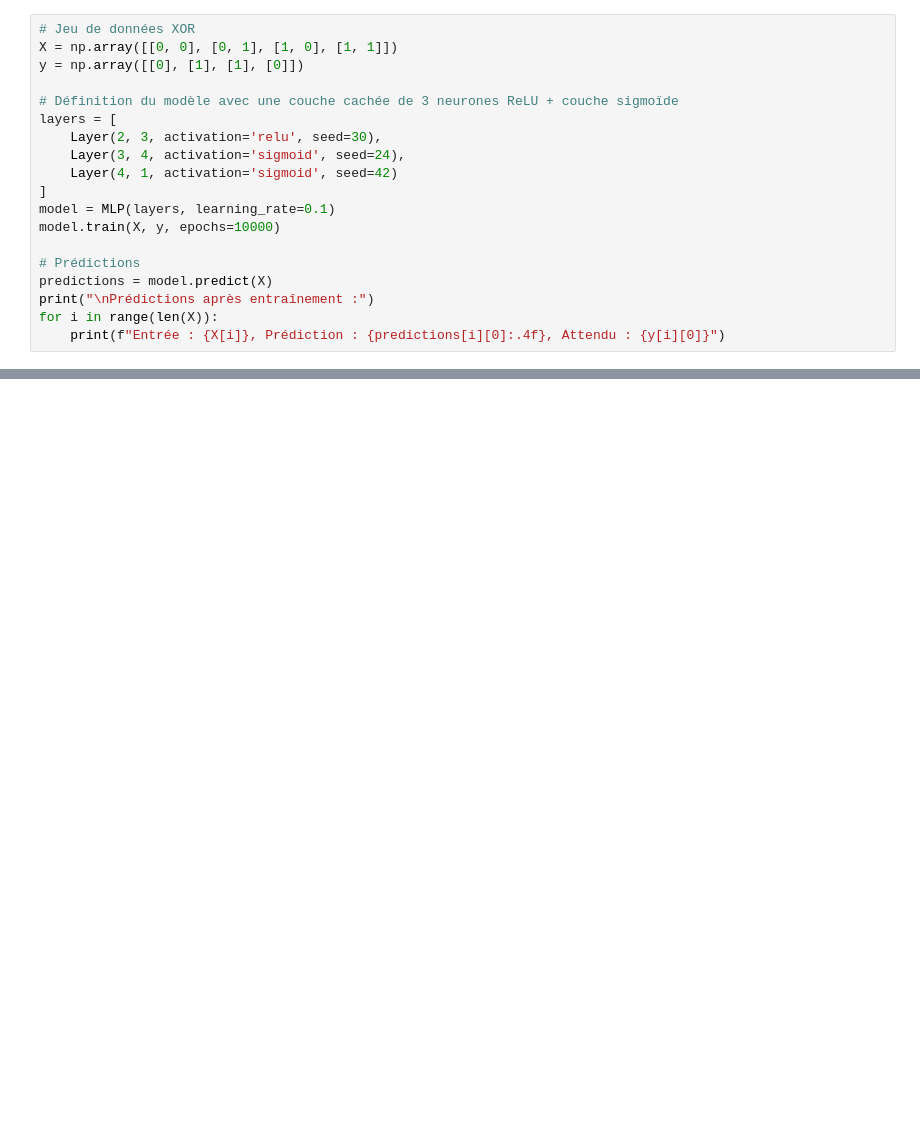
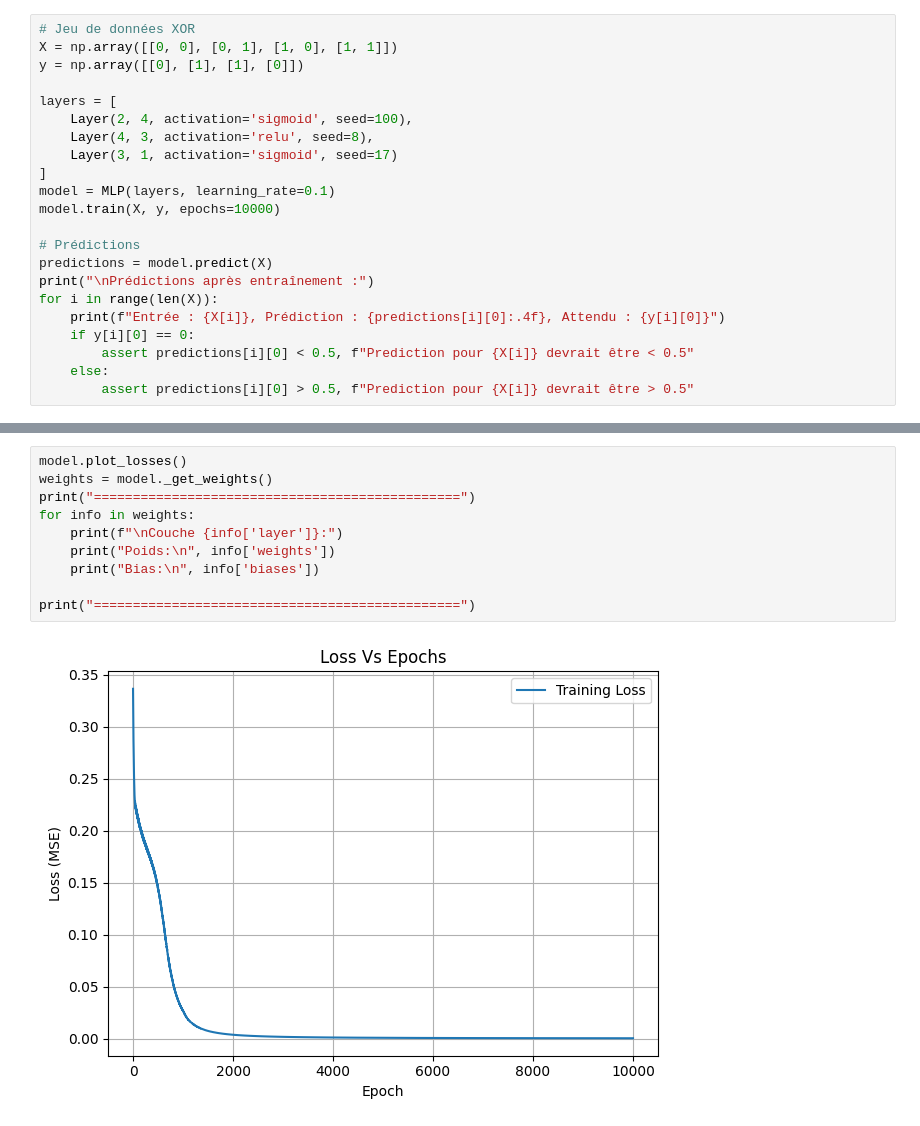
Before and after one commit to EddarirOmar/DeepLearning, a Jupyter notebook: XOR/TP_XOR_MLP_.ipynb, the cells around one changed output, grey strips where cells are left out. Saved outputs shown, nothing was run; the diff lists cells and outputs as text; blank space fills up the shorter version.

```diff
--- a/XOR/TP_XOR_MLP_.ipynb
+++ b/XOR/TP_XOR_MLP_.ipynb
@@ -122,11 +138,10 @@ class MLP:
 X = np.array([[0, 0], [0, 1], [1, 0], [1, 1]])
 y = np.array([[0], [1], [1], [0]])
 
-# Définition du modèle avec une couche cachée de 3 neurones ReLU + couche sigmoïde
 layers = [
-    Layer(2, 3, activation='relu', seed=30),
-    Layer(3, 4, activation='sigmoid', seed=24),
-    Layer(4, 1, activation='sigmoid', seed=42)
+    Layer(2, 4, activation='sigmoid', seed=100),
+    Layer(4, 3, activation='relu', seed=8),
+    Layer(3, 1, activation='sigmoid', seed=17)
 ]
 model = MLP(layers, learning_rate=0.1)
 model.train(X, y, epochs=10000)
@@ -136,4 +151,8 @@ predictions = model.predict(X)
 print("\nPrédictions après entraînement :")
 for i in range(len(X)):
     print(f"Entrée : {X[i]}, Prédiction : {predictions[i][0]:.4f}, Attendu : {y[i][0]}")
+    if y[i][0] == 0:
+        assert predictions[i][0] < 0.5, f"Prediction pour {X[i]} devrait être < 0.5"
+    else:
+        assert predictions[i][0] > 0.5, f"Prediction pour {X[i]} devrait être > 0.5"
 # %% [output]
@@ -156,0 +176,12 @@ Entrée : [1 1], Prédiction : 0.0220, Attendu : 0
+# %%
+model.plot_losses()
+weights = model._get_weights()
+print("===============================================")
+for info in weights:
+    print(f"\nCouche {info['layer']}:")
+    print("Poids:\n", info['weights'])
+    print("Bias:\n", info['biases'])
+
+print("===============================================")
+# %% [output]
+[figure, added]
```
Also changed, not shown: parts of 6 cells of this notebook, 5 other files.
